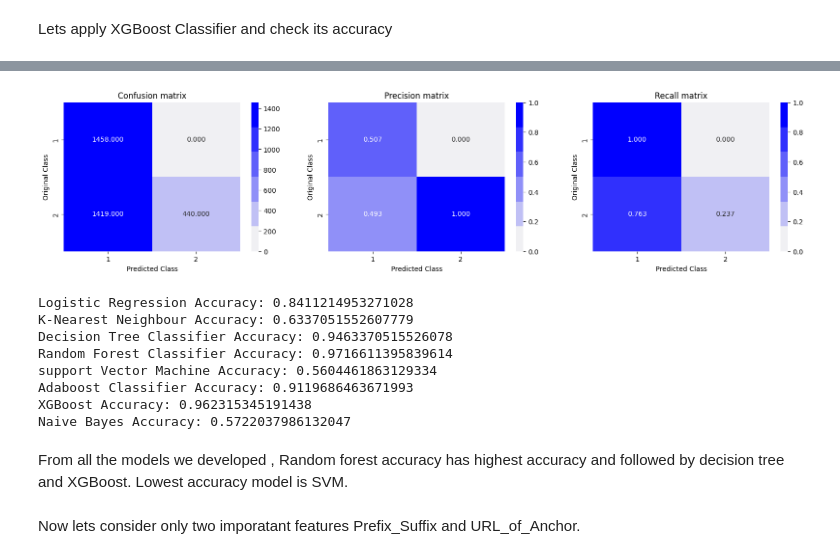
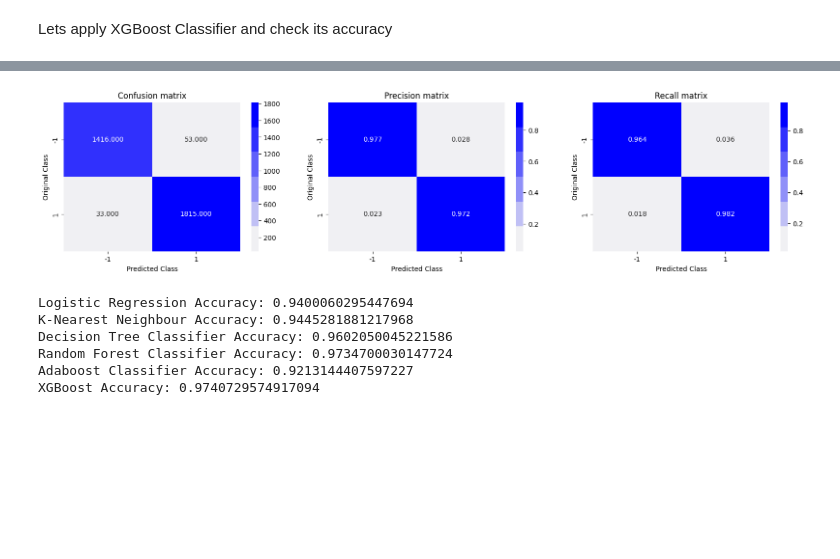
Before and after one commit to sabascodes/Data_mining, a Jupyter notebook: Data_mining_project.ipynb, the cells around one changed output, grey strips where cells are left out. Saved outputs shown, nothing was run; the diff lists cells and outputs as text; code cells hidden in the pictures; blank space fills up the shorter version.

```diff
--- a/Data_mining_project.ipynb
+++ b/Data_mining_project.ipynb
@@ -103,5 +78,5 @@ Y.head()
 # %%
-train_X,test_X,train_Y,test_Y=train_test_split(X,Y,test_size=0.3,random_state=2)
+train_X,test_X,train_Y,test_Y=train_test_split(X,Y,test_size=0.3,random_state=42, stratify=Y)
 # %%
 print(train_X.shape)
 print(test_X.shape)
@@ -154,7 +121,7 @@ def plot_confusion_matrix(test_Y, predict_y):
  A =(((C.T)/(C.sum(axis=1))).T)
  B =(C/C.sum(axis=0))
  plt.figure(figsize=(20,4))
- labels = [1,2]
+ labels = [-1,1]
  cmap=sns.light_palette("blue")
  plt.subplot(1, 3, 1)
  sns.heatmap(C, annot=True, cmap=cmap, fmt=".3f", xticklabels=labels, yticklabels=labels)
@@ -323,6 +263,8 @@ from xgboost import XGBClassifier
 # %%
-train_Y_xgb = np.where(train_Y == -1, 0, train_Y)
-xgb = XGBClassifier()
+train_Y_xgb = np.where(train_Y.to_numpy().ravel() == -1,0,1)
+test_Y_xgb = np.where(test_Y.to_numpy().ravel() == -1,0,1)
+xgb = XGBClassifier(random_state=42, eval_metric='logloss')
 model_7 = xgb.fit(train_X, train_Y_xgb)
 # %%
 xgb_predict=model_7.predict(test_X)
+xgb_predict_original = np.where(xgb_predict == 0, -1, 1)
@@ -366,26 +284,18 @@ weighted avg       0.90      0.57      0.63      3317
 # %%
-plot_confusion_matrix(test_Y, gnp_predict)
+plot_confusion_matrix(test_Y, xgb_predict_original)
 # %% [output]
-[figure, old version]
+[figure, new version]
 # %%
 print('Logistic Regression Accuracy:',accuracy_score(logreg_predict,test_Y))
 print('K-Nearest Neighbour Accuracy:',accuracy_score(knn_predict,test_Y))
 print('Decision Tree Classifier Accuracy:',accuracy_score(dtree_predict,test_Y))
 print('Random Forest Classifier Accuracy:',accuracy_score(rfc_predict,test_Y))
-print('support Vector Machine Accuracy:',accuracy_score(svm_predict,test_Y))
 print('Adaboost Classifier Accuracy:',accuracy_score(adc_predict,test_Y))
 print('XGBoost Accuracy:',accuracy_score(xgb_predict,test_Y_xgb))
-print('Naive Bayes Accuracy:',accuracy_score(gnp_predict,test_Y))
 # %% [output]
-Logistic Regression Accuracy: 0.8411214953271028
-K-Nearest Neighbour Accuracy: 0.6337051552607779
-Decision Tree Classifier Accuracy: 0.9463370515526078
-Random Forest Classifier Accuracy: 0.9716611395839614
-support Vector Machine Accuracy: 0.5604461863129334
-Adaboost Classifier Accuracy: 0.9119686463671993
-XGBoost Accuracy: 0.962315345191438
-Naive Bayes Accuracy: 0.5722037986132047
+Logistic Regression Accuracy: 0.9400060295447694
+K-Nearest Neighbour Accuracy: 0.9445281881217968
+Decision Tree Classifier Accuracy: 0.9602050045221586
+Random Forest Classifier Accuracy: 0.9734700030147724
+Adaboost Classifier Accuracy: 0.9213144407597227
+XGBoost Accuracy: 0.9740729574917094
-# %% [markdown]
-From all the models we developed , Random forest accuracy has highest accuracy and followed by decision tree and XGBoost. Lowest accuracy model is SVM.
-# %% [markdown]
-Now lets consider only two imporatant features Prefix_Suffix and URL_of_Anchor.
```
Also changed, not shown: parts of 57 cells of this notebook.
